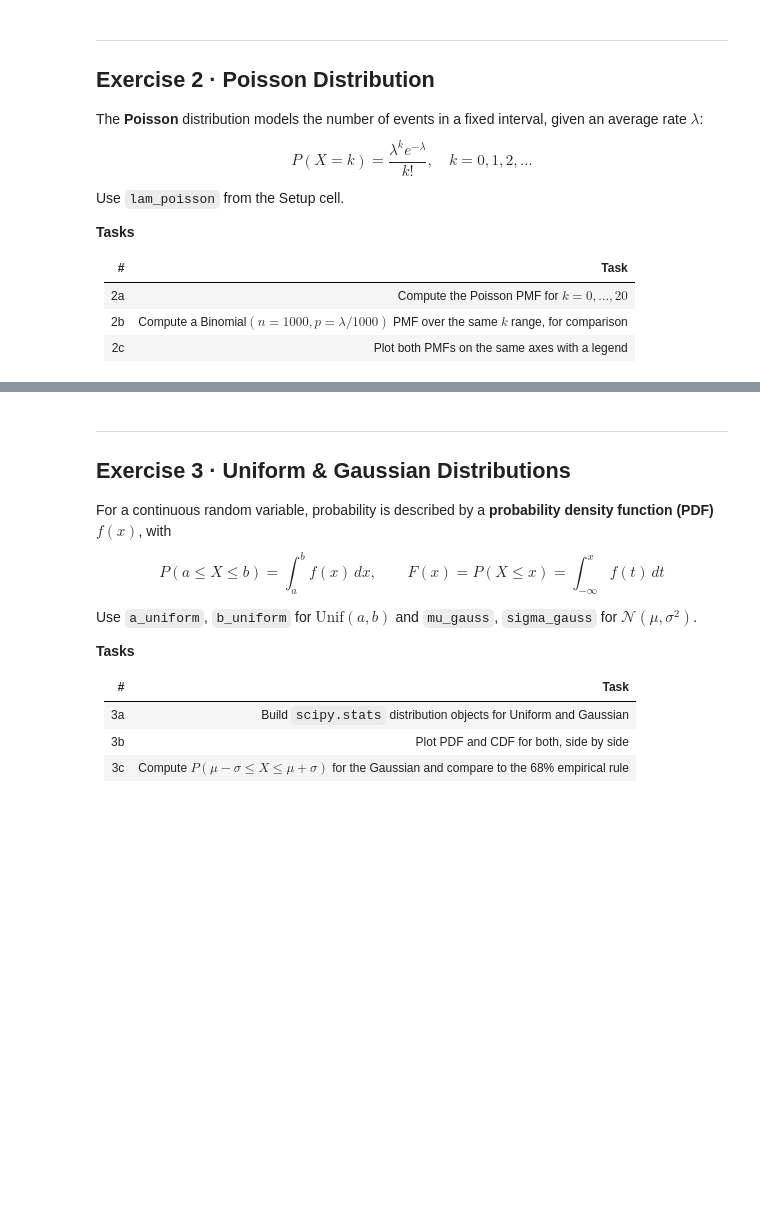
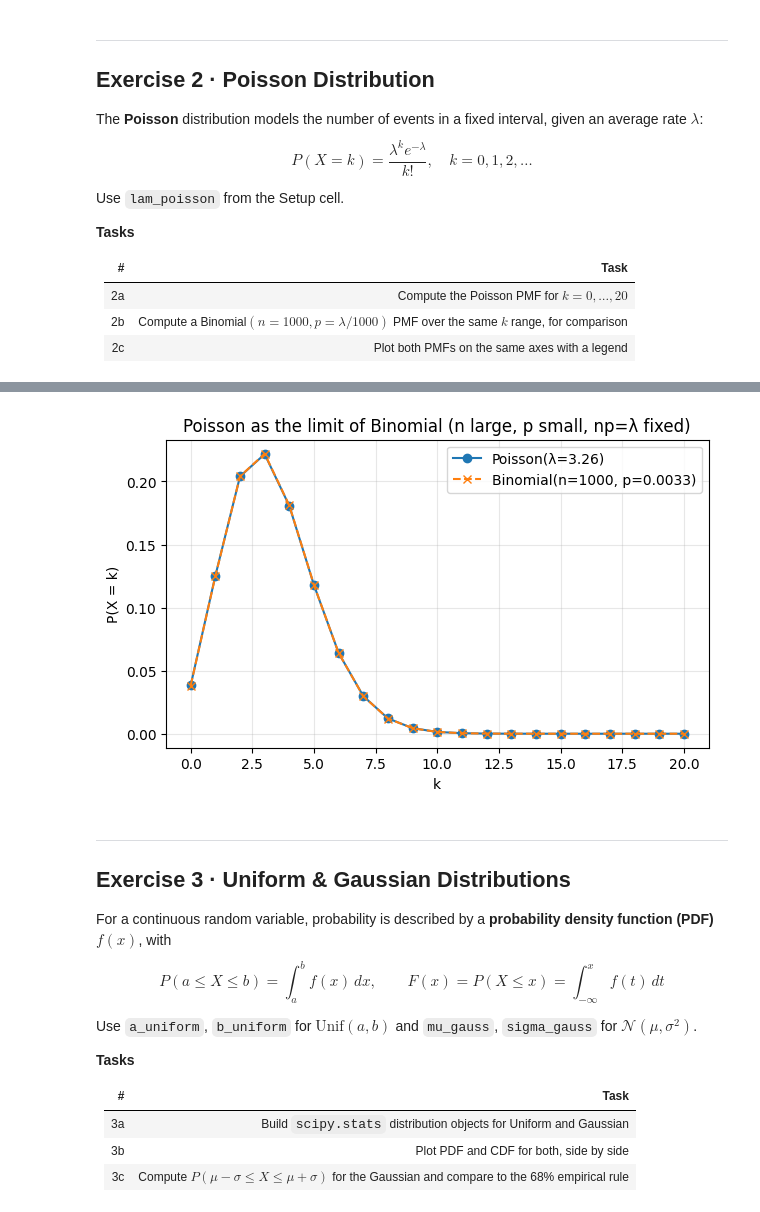
Before and after one commit to adithyan-cell/Python, a Jupyter notebook: 22AIE301_Lab_03_aie24006_.ipynb, the cells around one changed output, grey strips where cells are left out. Saved outputs shown, nothing was run; the diff lists cells and outputs as text; code cells hidden in the pictures; blank space fills up the shorter version.

```diff
--- a/22AIE301_Lab_03_aie24006_.ipynb
+++ b/22AIE301_Lab_03_aie24006_.ipynb
@@ -128,6 +134,6 @@ Use `lam_poisson` from the Setup cell.
 # %%
 # ── 2a: Poisson PMF ───────────────────────────────────────────
 k_vals = np.arange(0, 21)
-poisson_pmf = stats.poisson.pmf(___, ___)        # k_vals, lam_poisson
+poisson_pmf = stats.poisson.pmf(k_vals, lam_poisson)        # k_vals, lam_poisson
 
 print("Poisson PMF values:", poisson_pmf)
@@ -134,8 +147,8 @@ print("Poisson PMF values:", poisson_pmf)
 # %%
 # ── 2b: Binomial approximation (n large, p small, n*p = lambda) ─
 n_large = 1000
-p_small = ___ / ___                              # lam_poisson / n_large
-binom_pmf = stats.binom.pmf(___, ___, ___)        # k_vals, n_large, p_small
+p_small = lam_poisson / n_large                             # lam_poisson / n_large
+binom_pmf = stats.binom.pmf(k_vals, n_large, p_small)        # k_vals, n_large, p_small
 
 print(f"p_small = {p_small:.5f}")
 print("Binomial(n=1000) PMF values:", binom_pmf)
@@ -142,14 +163,16 @@ print("Binomial(n=1000) PMF values:", binom_pmf)
 # %%
 # ── 2c: Overlay plot ──────────────────────────────────────────
 plt.figure(figsize=(7, 4))
-plt.plot(___, ___, "o-", label=f"Poisson(λ={lam_poisson})")        # k_vals, poisson_pmf
-plt.plot(___, ___, "x--", label=f"Binomial(n={n_large}, p={p_small:.4f})")  # k_vals, binom_pmf
+plt.plot(k_vals,poisson_pmf, "o-", label=f"Poisson(λ={lam_poisson})")        # k_vals, poisson_pmf
+plt.plot(k_vals, binom_pmf, "x--", label=f"Binomial(n={n_large}, p={p_small:.4f})")  # k_vals, binom_pmf
 plt.xlabel("k")
 plt.ylabel("P(X = k)")
 plt.title("Poisson as the limit of Binomial (n large, p small, np=λ fixed)")
 plt.legend()
 plt.grid(alpha=0.3)
 plt.show()
+# %% [output]
+[figure, added]
 # %% [markdown]
 ---
 ## Exercise 3 · Uniform & Gaussian Distributions
```
Also changed, not shown: parts of 6 cells of this notebook.
